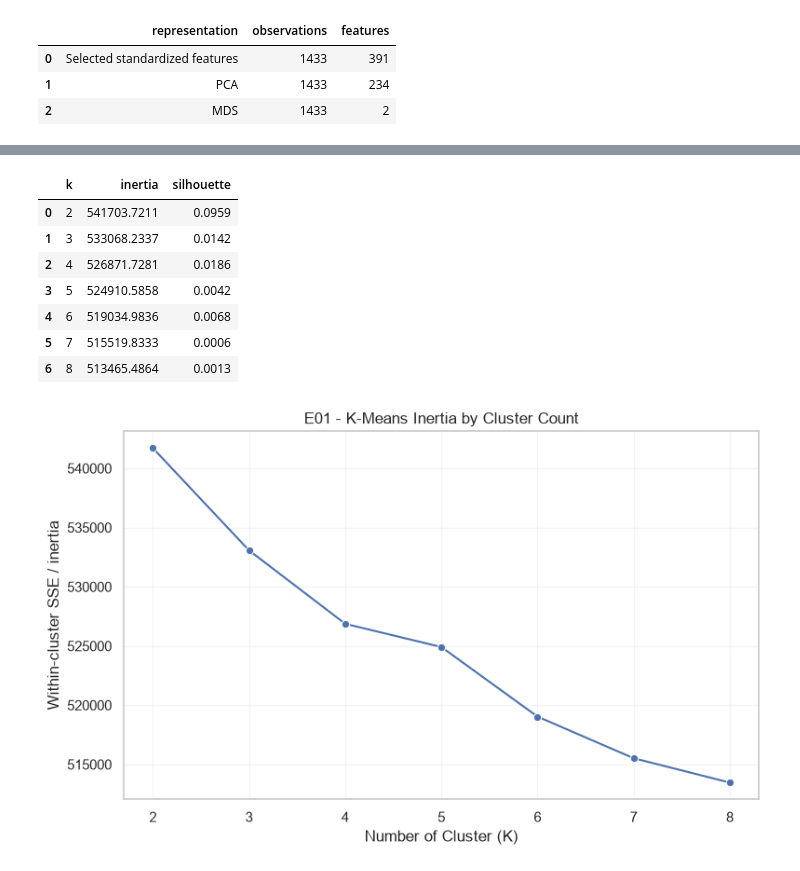
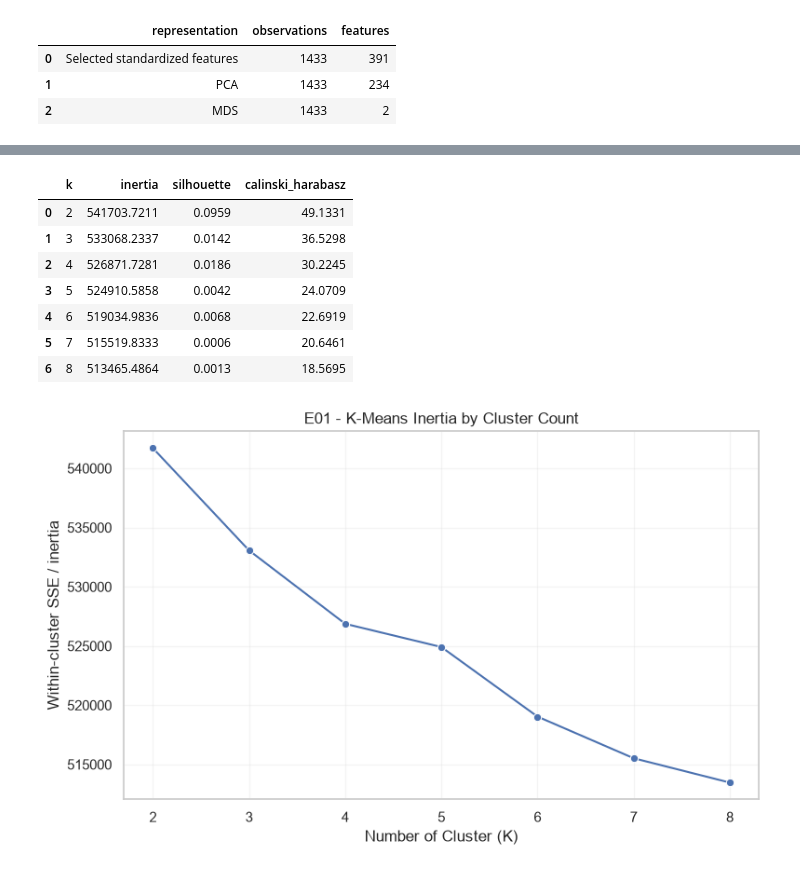
Before and after one commit to CyrilCele/mental-health-in-tech-ml, a Jupyter notebook: notebooks/04_clustering_models.ipynb, the cells around one changed output, grey strips where cells are left out. Saved outputs shown, nothing was run; the diff lists cells and outputs as text; code cells hidden in the pictures.

```diff
--- a/notebooks/04_clustering_models.ipynb
+++ b/notebooks/04_clustering_models.ipynb
@@ -293,41 +269,45 @@ for k in K_RANGE:
         n_clusters=k,
         init="k-means++",
         n_init=20,
         random_state=RANDOM_STATE,
     )
 
     labels = model.fit_predict(X_selected_scaled)
 
     evaluation = evaluate_clustering(
         X_selected_scaled,
         labels,
         inertia=model.inertia_,
     )
 
     kmeans_selected_models[k] = model
 
     kmeans_selected_results.append(
         {
             "k": k,
             "inertia": evaluation["inertia"],
             "silhouette": evaluation["silhouette"],
+            "calinski_harabasz": calinski_harabasz_index(
+                X_selected_scaled,
+                labels,
+            ),
         }
     )
 
 kmeans_selected_results = pd.DataFrame(
     kmeans_selected_results
 )
 
 display(kmeans_selected_results.round(4))
 # %% [output]
-|  | k | inertia | silhouette |
-| 0 | 2 | 541703.7211 | 0.0959 |
-| 1 | 3 | 533068.2337 | 0.0142 |
-| 2 | 4 | 526871.7281 | 0.0186 |
-| 3 | 5 | 524910.5858 | 0.0042 |
-| 4 | 6 | 519034.9836 | 0.0068 |
-| 5 | 7 | 515519.8333 | 0.0006 |
-| 6 | 8 | 513465.4864 | 0.0013 |
+|  | k | inertia | silhouette | calinski_harabasz |
+| 0 | 2 | 541703.7211 | 0.0959 | 49.1331 |
+| 1 | 3 | 533068.2337 | 0.0142 | 36.5298 |
+| 2 | 4 | 526871.7281 | 0.0186 | 30.2245 |
+| 3 | 5 | 524910.5858 | 0.0042 | 24.0709 |
+| 4 | 6 | 519034.9836 | 0.0068 | 22.6919 |
+| 5 | 7 | 515519.8333 | 0.0006 | 20.6461 |
+| 6 | 8 | 513465.4864 | 0.0013 | 18.5695 |
 # %%
 # The elbow plot examines how quickly additional clusters reduce SSE.
 fig, ax = plt.subplots(figsize=(8, 5))
```
Also changed, not shown: parts of 30 cells of this notebook, 6 other files.
